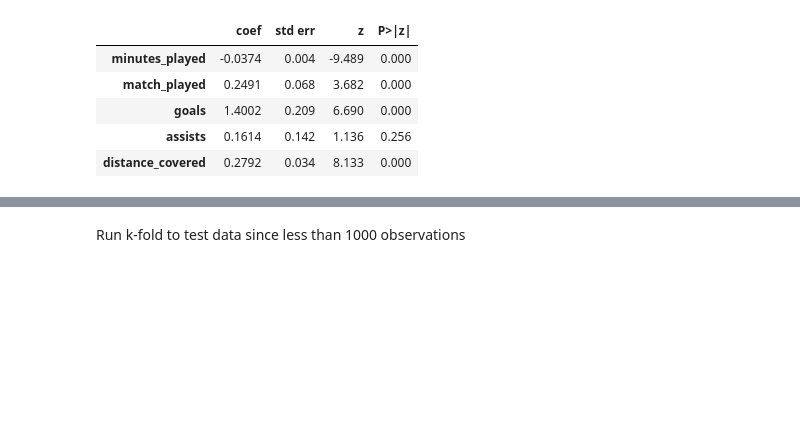
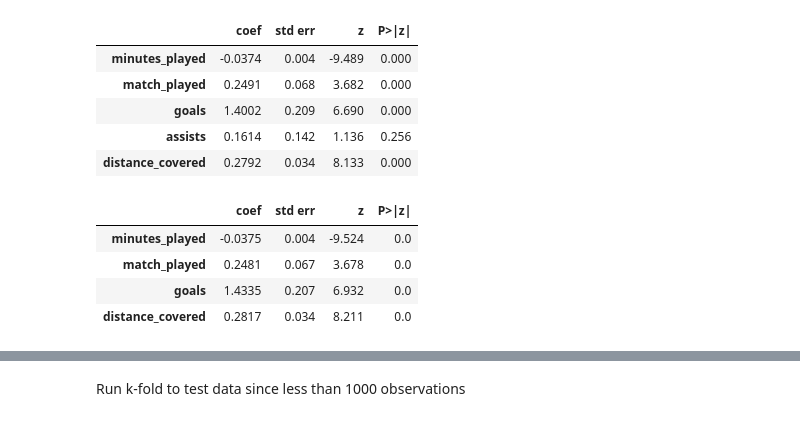
Before and after one commit to Kyle4646/CSE2600_finalproject, a Jupyter notebook: finalproject .ipynb, the cells around one changed output, grey strips where cells are left out. Drawn from its saved outputs; the diff is of its cells as text; code cells hidden in the pictures; blank space fills up the shorter version.

```diff
--- a/finalproject .ipynb
+++ b/finalproject .ipynb
@@ -181,4 +232,18 @@ summarize(results)
 | assists | 0.1614 | 0.142 | 1.136 | 0.256 |
 | distance_covered | 0.2792 | 0.034 | 8.133 | 0.000 |
 # %%
-probs_UCL=predict(X_UCL_key,results)
+X_UCL_key = UCL_key[['minutes_played', 'match_played', 'goals', 'distance_covered']] #remove assists
+X_UCL_key = X_UCL_key.apply(pd.to_numeric, errors='coerce').fillna(0)
+Y_UCL_key = UCL_key['position'].astype(int)
+
+glm2 = sm.GLM(Y_UCL_key,
+             X_UCL_key,
+             family=sm.families.Binomial())
+results = glm2.fit()
+summarize(results)
+# %% [output]
+|  | coef | std err | z | P>|z| |
+| minutes_played | -0.0375 | 0.004 | -9.524 | 0.0 |
+| match_played | 0.2481 | 0.067 | 3.678 | 0.0 |
+| goals | 1.4335 | 0.207 | 6.932 | 0.0 |
+| distance_covered | 0.2817 | 0.034 | 8.211 | 0.0 |
```
Also changed, not shown: parts of 13 cells of this notebook.
